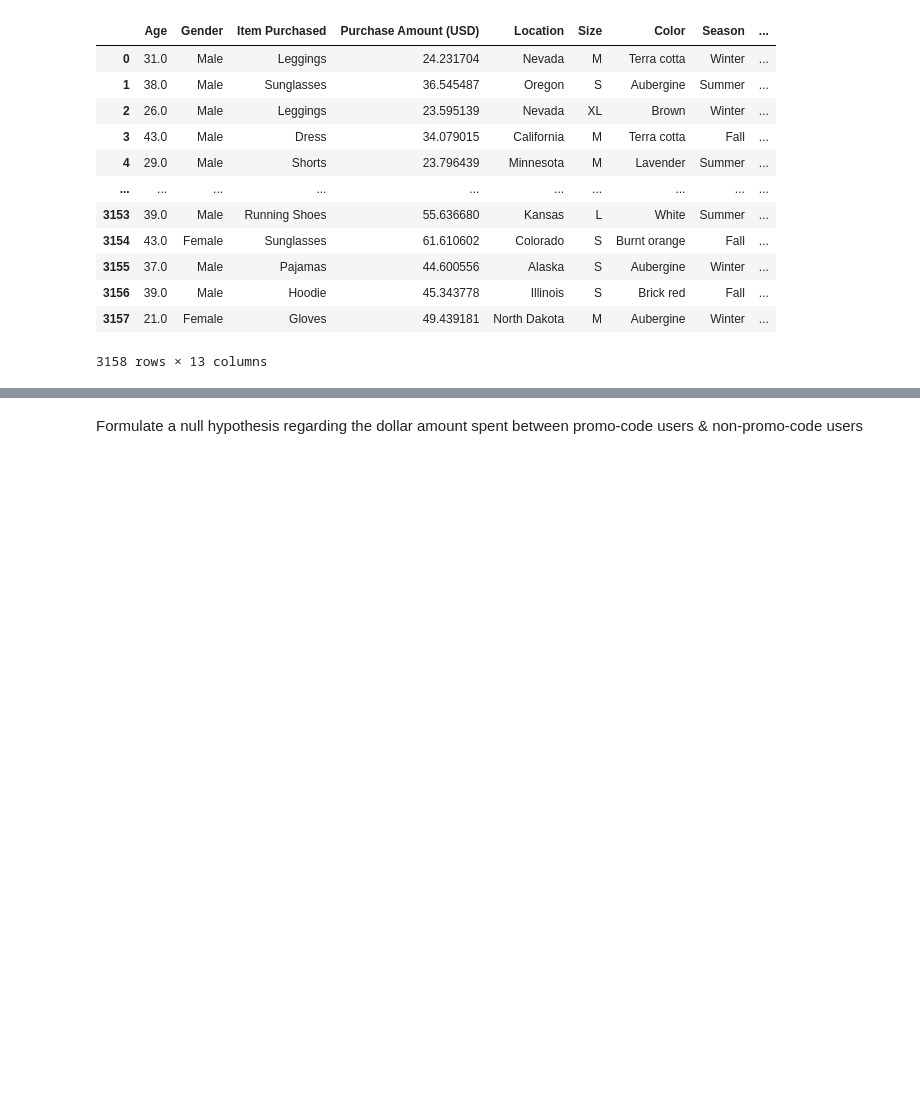
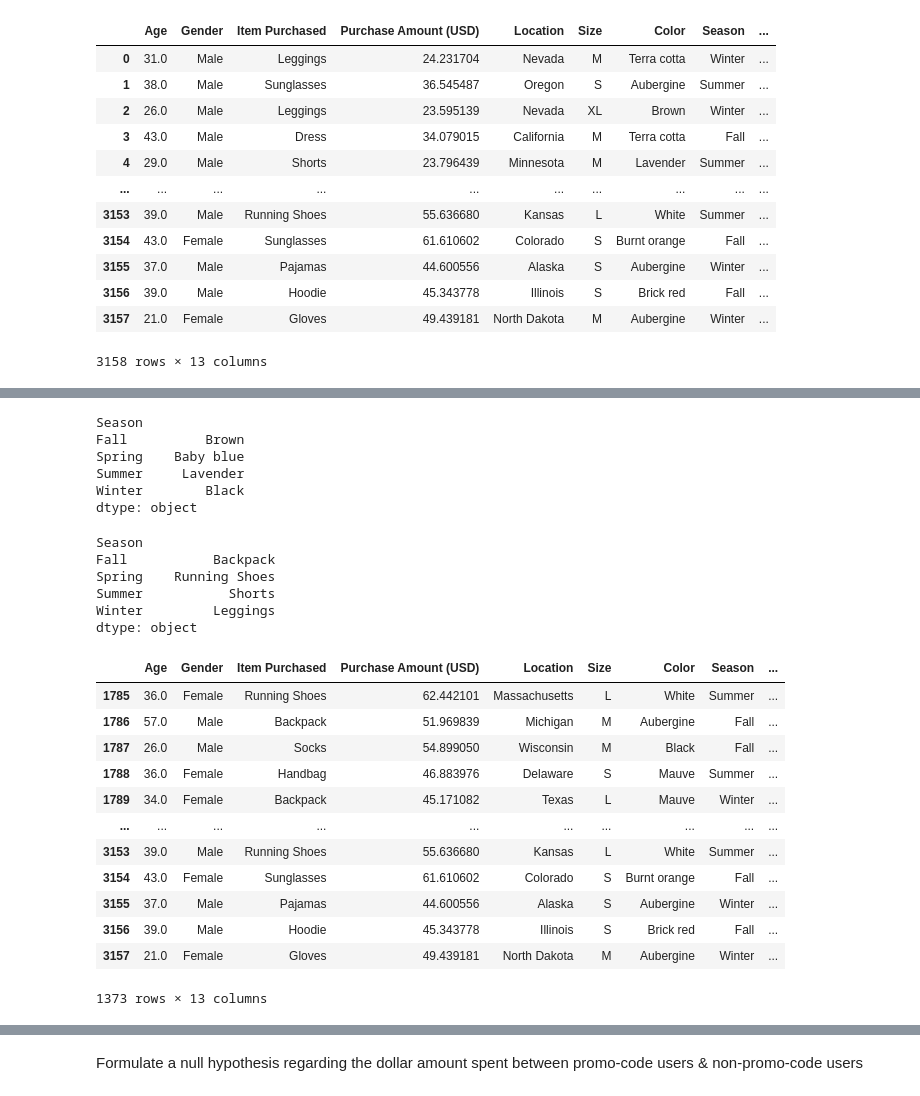
Before and after one commit to ufomaok/shopping_behavior, a Jupyter notebook: code/03analysis.ipynb, the cells around one changed output, grey strips where cells are left out. Drawn from its saved outputs; the diff is of its cells as text; code cells hidden in the pictures; blank space fills up the shorter version.

```diff
--- a/code/03analysis.ipynb
+++ b/code/03analysis.ipynb
@@ -21,7 +21,8 @@ from scipy import stats
 # %%
 # TODO: load `data/processed/shopping_cleaned.csv` as a pandas dataframe
 
-pd.read_csv('../data/processed/shopping_cleaned.csv')
+df = pd.read_csv('../data/processed/shopping_cleaned.csv')
+df
 # %% [output]
 |  | Age | Gender | Item Purchased | Purchase Amount (USD) | Location | Size | Color | Season | ... |
 | 0 | 31.0 | Male | Leggings | 24.231704 | Nevada | M | Terra cotta | Winter | ... |
@@ -68,7 +169,14 @@ pd.read_csv('../data/processed/shopping_cleaned.csv')
 # TODO: Using the "idmax" method, get the index with the maximum value for each column
 # Documentation: https://pandas.pydata.org/docs/reference/api/pandas.DataFrame.idxmax.html
 
-...
+pivot1.idxmax()
+# %% [output]
+Season
+Fall          Brown
+Spring    Baby blue
+Summer     Lavender
+Winter        Black
+dtype: object
 # %%
 # TODO: Create a dataframe pivot table where "Season" is your column, "Item Purchased" is your index, and "Location" is your value (this value is arbitrary)
 # use the len function as the "aggfunc" parameter.
@@ -79,11 +187,33 @@ pd.read_csv('../data/processed/shopping_cleaned.csv')
 # TODO: Using the "idmax" method, get the index with the maximum value for each column on the pivot table containing clothing items & season
 # Documentation: https://pandas.pydata.org/docs/reference/api/pandas.DataFrame.idxmax.html
 
-...
+pivot2.idxmax()
+# %% [output]
+Season
+Fall           Backpack
+Spring    Running Shoes
+Summer           Shorts
+Winter         Leggings
+dtype: object
 # %%
 # TODO: Create two data-frames for promo-code users and non-promo-code users using boolean indexing
 # Save these two dataframes into seperate variables
 # Documentation: https://pandas.pydata.org/docs/user_guide/indexing.html#boolean-indexing
 # Hint: Users that have used a promo code have the value "Yes" in the column "Promo Code Used"
 
-...
+promo = df[df['Promo Code Used'] == "Yes"]
+promo
+# %% [output]
+|  | Age | Gender | Item Purchased | Purchase Amount (USD) | Location | Size | Color | Season | ... |
+| 1785 | 36.0 | Female | Running Shoes | 62.442101 | Massachusetts | L | White | Summer | ... |
+| 1786 | 57.0 | Male | Backpack | 51.969839 | Michigan | M | Aubergine | Fall | ... |
+| 1787 | 26.0 | Male | Socks | 54.899050 | Wisconsin | M | Black | Fall | ... |
+| 1788 | 36.0 | Female | Handbag | 46.883976 | Delaware | S | Mauve | Summer | ... |
+| 1789 | 34.0 | Female | Backpack | 45.171082 | Texas | L | Mauve | Winter | ... |
+| ... | ... | ... | ... | ... | ... | ... | ... | ... | ... |
+| 3153 | 39.0 | Male | Running Shoes | 55.636680 | Kansas | L | White | Summer | ... |
+| 3154 | 43.0 | Female | Sunglasses | 61.610602 | Colorado | S | Burnt orange | Fall | ... |
+| 3155 | 37.0 | Male | Pajamas | 44.600556 | Alaska | S | Aubergine | Winter | ... |
+| 3156 | 39.0 | Male | Hoodie | 45.343778 | Illinois | S | Brick red | Fall | ... |
+| 3157 | 21.0 | Female | Gloves | 49.439181 | North Dakota | M | Aubergine | Winter | ... |
+1373 rows × 13 columns
```
Also changed, not shown: parts of 24 cells of this notebook.
